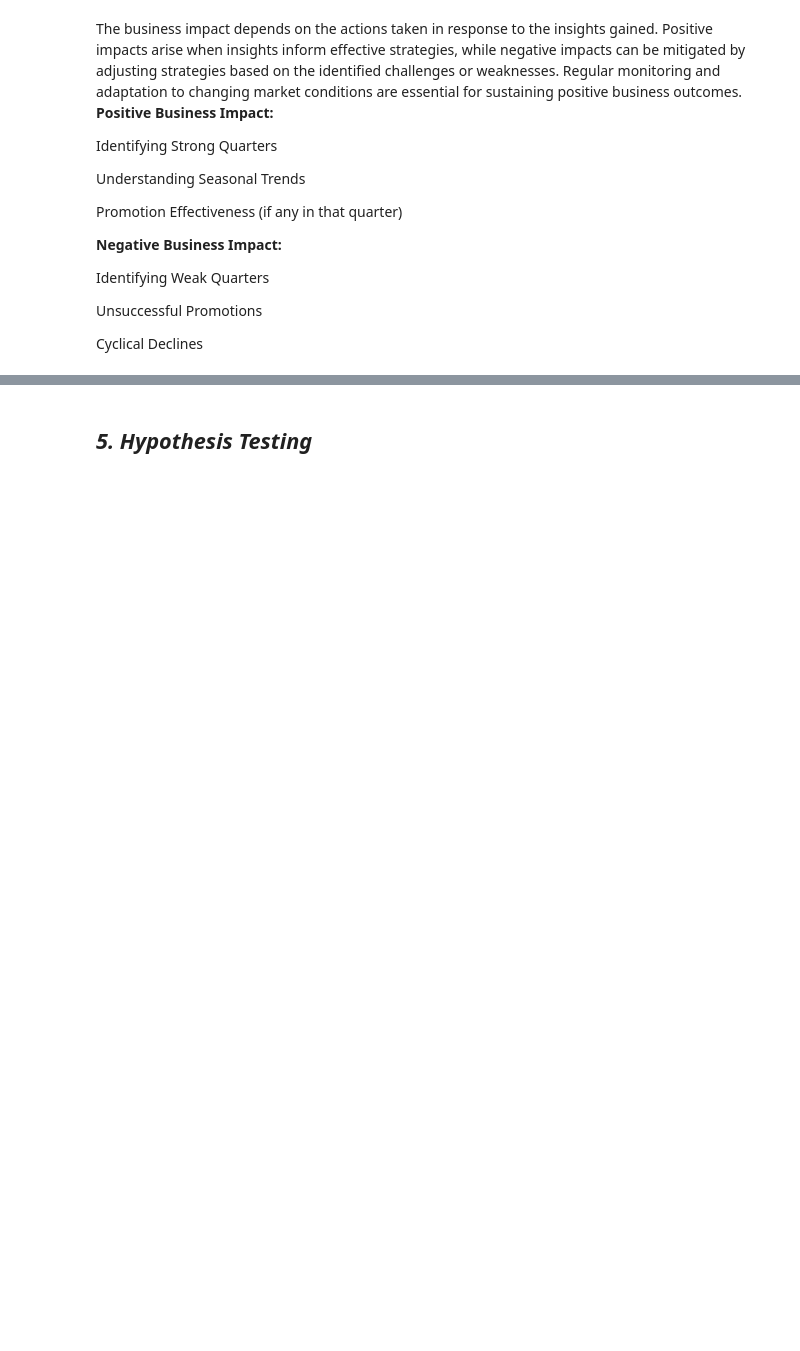
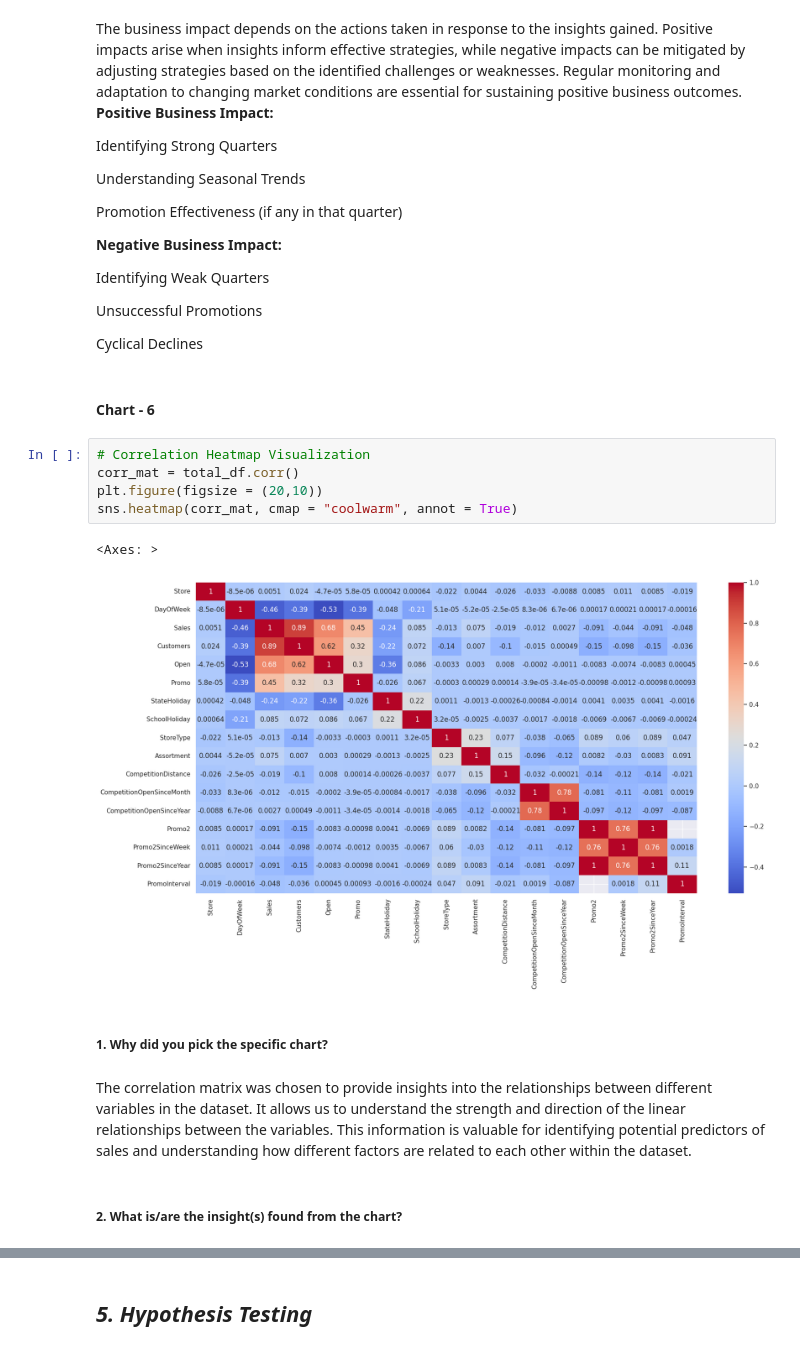
Before and after one commit to dipakpatil2001/Regression-Project-Retail_Sales_Prediction, a Jupyter notebook: Regression_Project_Retail_Sales_Prediction.ipynb, the cells around one changed output, grey strips where cells are left out. Cells and saved outputs as stored; diff of their text form; blank space fills up the shorter version.

```diff
--- a/Regression_Project_Retail_Sales_Prediction.ipynb
+++ b/Regression_Project_Retail_Sales_Prediction.ipynb
@@ -840,3 +848,19 @@ Identifying Weak Quarters
 Unsuccessful Promotions
 
 Cyclical Declines
+# %% [markdown]
+#### Chart - 6
+# %%
+# Correlation Heatmap Visualization
+corr_mat = total_df.corr()
+plt.figure(figsize = (20,10))
+sns.heatmap(corr_mat, cmap = "coolwarm", annot = True)
+# %% [output]
+<Axes: >
+[figure, added]
+# %% [markdown]
+##### 1. Why did you pick the specific chart?
+# %% [markdown]
+The correlation matrix was chosen to provide insights into the relationships between different variables in the dataset. It allows us to understand the strength and direction of the linear relationships between the variables. This information is valuable for identifying potential predictors of sales and understanding how different factors are related to each other within the dataset.
+# %% [markdown]
+##### 2. What is/are the insight(s) found from the chart?
```
Also changed, not shown: parts of 88 cells of this notebook.
